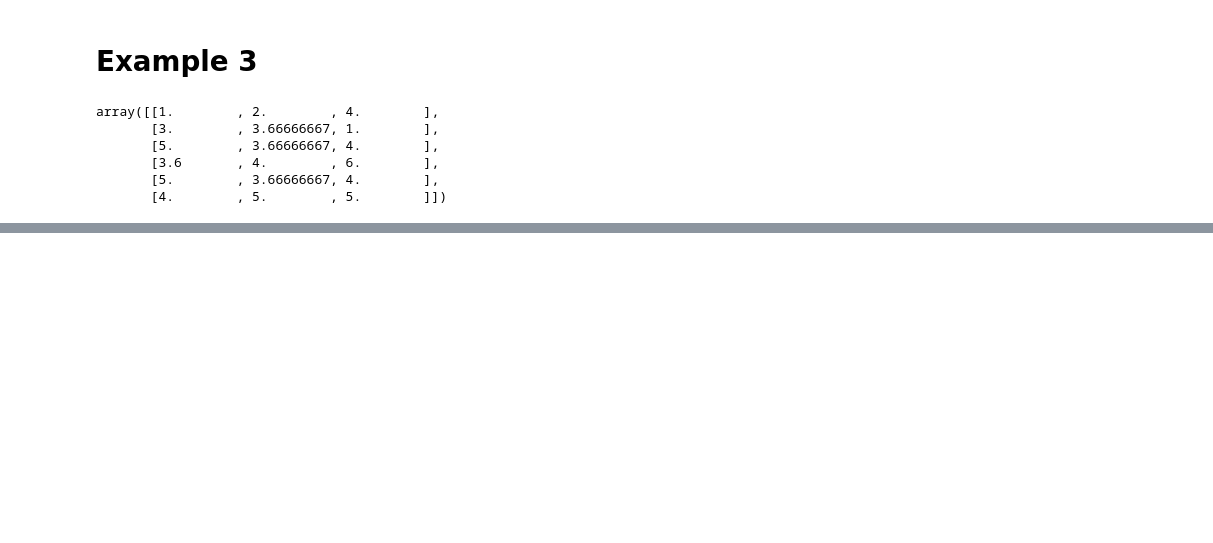
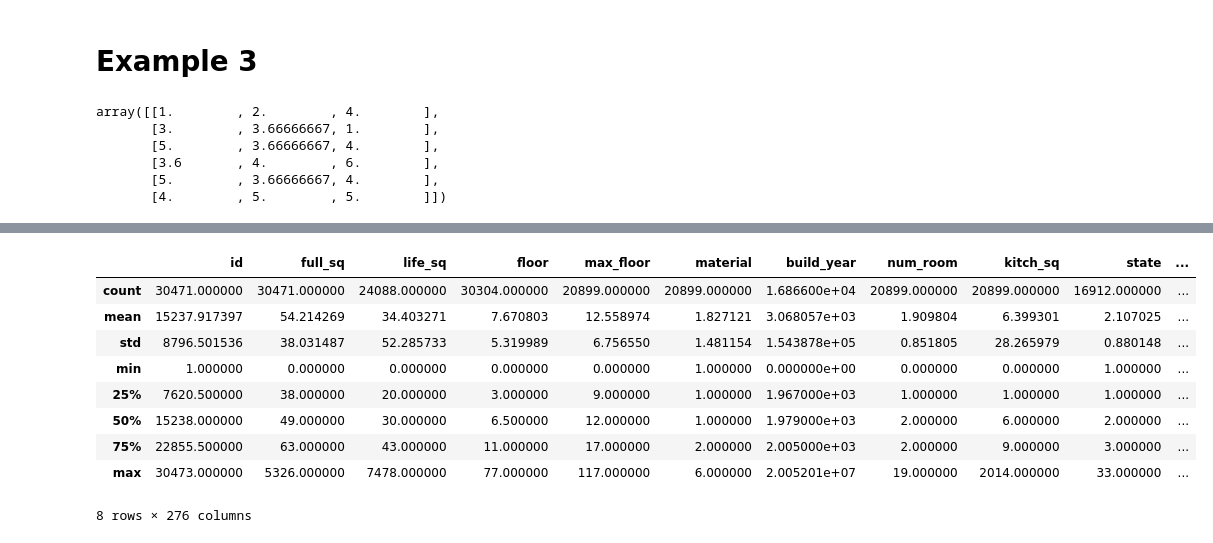
Before and after one commit to Megdadi/Cleaning_data, a Jupyter notebook: Cleaning data.ipynb, the cells around one changed output, grey strips where cells are left out. Saved outputs shown, nothing was run; the diff lists cells and outputs as text; code cells hidden in the pictures; blank space fills up the shorter version.

```diff
--- a/Cleaning data.ipynb
+++ b/Cleaning data.ipynb
@@ -253,0 +283,13 @@ array([[1.        , 2.        , 4.        ],
+# %%
+data.describe()
+# %% [output]
+|  | id | full_sq | life_sq | floor | max_floor | material | build_year | num_room | kitch_sq | state | ... |
+| count | 30471.000000 | 30471.000000 | 24088.000000 | 30304.000000 | 20899.000000 | 20899.000000 | 1.686600e+04 | 20899.000000 | 20899.000000 | 16912.000000 | ... |
+| mean | 15237.917397 | 54.214269 | 34.403271 | 7.670803 | 12.558974 | 1.827121 | 3.068057e+03 | 1.909804 | 6.399301 | 2.107025 | ... |
+| std | 8796.501536 | 38.031487 | 52.285733 | 5.319989 | 6.756550 | 1.481154 | 1.543878e+05 | 0.851805 | 28.265979 | 0.880148 | ... |
+| min | 1.000000 | 0.000000 | 0.000000 | 0.000000 | 0.000000 | 1.000000 | 0.000000e+00 | 0.000000 | 0.000000 | 1.000000 | ... |
+| 25% | 7620.500000 | 38.000000 | 20.000000 | 3.000000 | 9.000000 | 1.000000 | 1.967000e+03 | 1.000000 | 1.000000 | 1.000000 | ... |
+| 50% | 15238.000000 | 49.000000 | 30.000000 | 6.500000 | 12.000000 | 1.000000 | 1.979000e+03 | 2.000000 | 6.000000 | 2.000000 | ... |
+| 75% | 22855.500000 | 63.000000 | 43.000000 | 11.000000 | 17.000000 | 2.000000 | 2.005000e+03 | 2.000000 | 9.000000 | 3.000000 | ... |
+| max | 30473.000000 | 5326.000000 | 7478.000000 | 77.000000 | 117.000000 | 6.000000 | 2.005201e+07 | 19.000000 | 2014.000000 | 33.000000 | ... |
+8 rows × 276 columns
```
Also changed, not shown: parts of 28 cells of this notebook.
